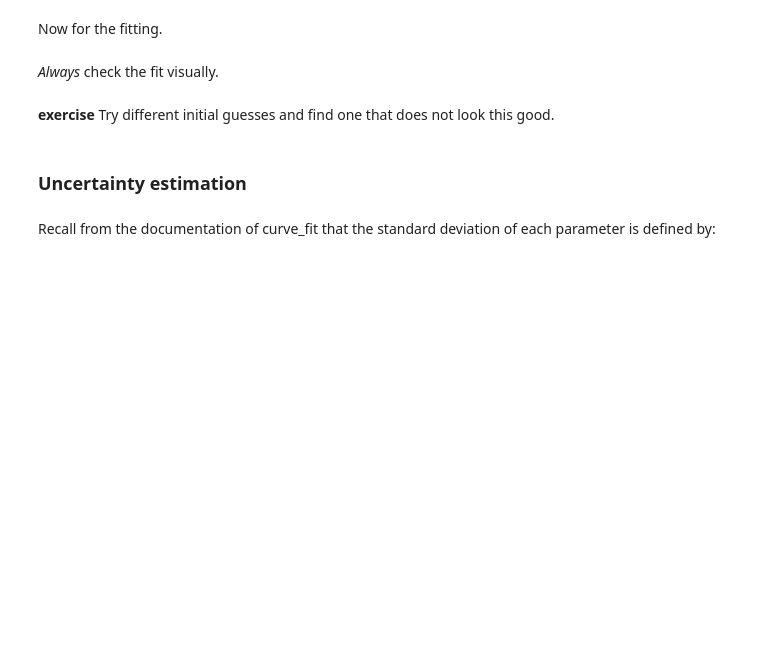
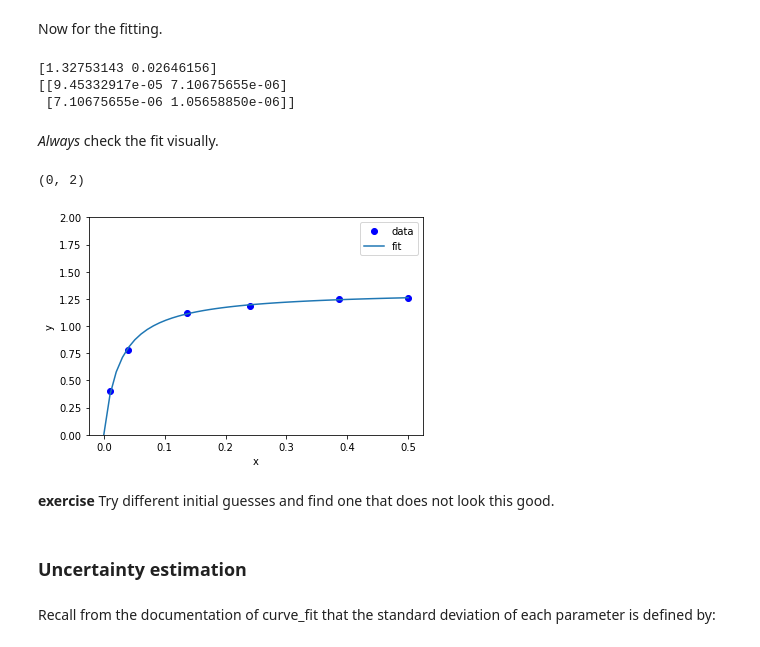
Before and after one commit to jkitchin/f19-06623, a Jupyter notebook: lectures/11-regression.ipynb, the cells around one changed output. Cells and saved outputs as stored; diff of their text form; code cells hidden in the pictures; blank space fills up the shorter version.

```diff
--- a/lectures/11-regression.ipynb
+++ b/lectures/11-regression.ipynb
@@ -199,16 +275,25 @@ def func(x, a, b):
 initial_guess = [a0, b0]
 pars, pcov = curve_fit(func, x, y, p0=initial_guess)
 
-pars, pcov
+print(pars)
+print(pcov)
+# %% [output]
+[1.32753143 0.02646156]
+[[9.45332917e-05 7.10675655e-06]
+ [7.10675655e-06 1.05658850e-06]]
 # %% [markdown]
 *Always* check the fit visually.
 # %%
 plt.plot(x, y, 'bo')
 xfit = np.linspace(0, 0.5)
 plt.plot(xfit, func(xfit, *pars))
 plt.xlabel('x')
 plt.ylabel('y')
 plt.legend(['data', 'fit'])
+plt.ylim([0, 2])
+# %% [output]
+(0, 2)
+[figure, added]
 # %% [markdown]
 **exercise** Try different initial guesses and find one that does not look this good.
 # %% [markdown]
```
Also changed, not shown: parts of 24 cells of this notebook.
